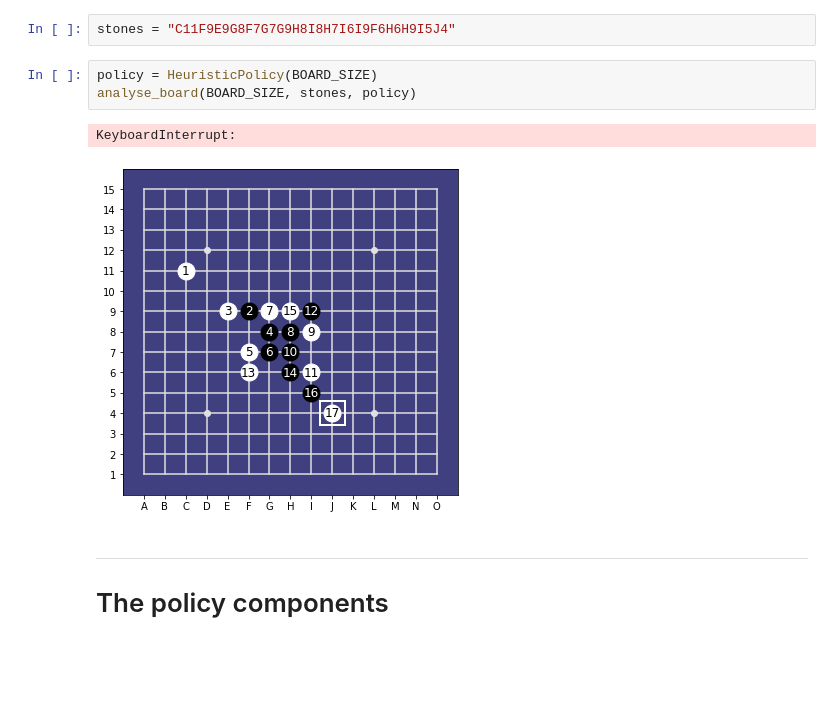
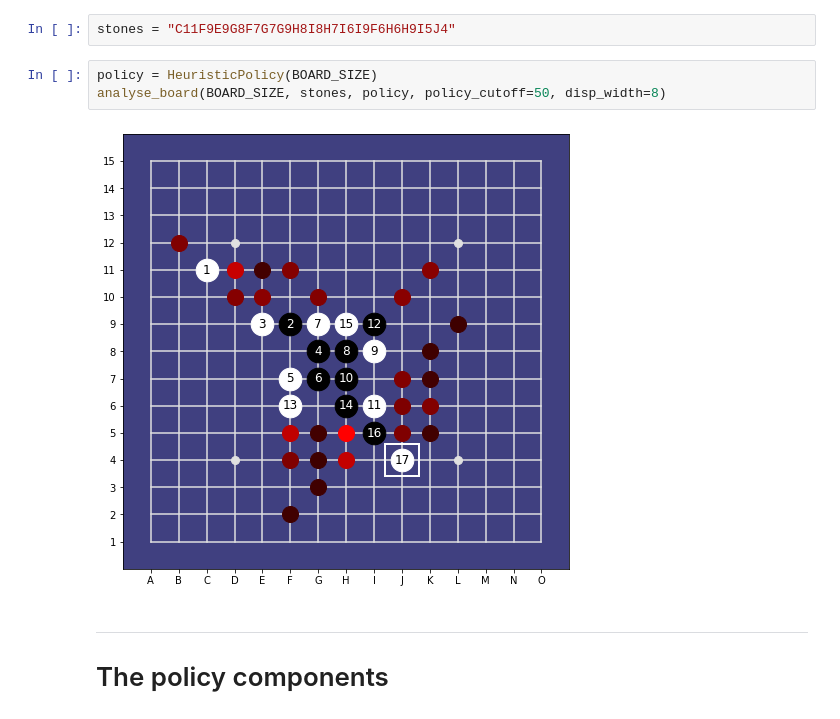
Before and after one commit to Project-Ellie/DeepGomoku, a Jupyter notebook: notebooks/Heuristic_Policy.ipynb, the cells around one changed output. Saved outputs shown, nothing was run; the diff lists cells and outputs as text; blank space fills up the shorter version.

```diff
--- a/notebooks/Heuristic_Policy.ipynb
+++ b/notebooks/Heuristic_Policy.ipynb
@@ -18,10 +18,9 @@ BOARD_SIZE = 15
 stones = "C11F9E9G8F7G7G9H8I8H7I6I9F6H6H9I5J4"
 # %%
 policy = HeuristicPolicy(BOARD_SIZE)
-analyse_board(BOARD_SIZE, stones, policy)
+analyse_board(BOARD_SIZE, stones, policy, policy_cutoff=50, disp_width=8)
 # %% [output]
-KeyboardInterrupt:
-[figure, old version]
+[figure, new version]
 # %% [markdown]
 ---
 # The policy components
```
Also changed, not shown: parts of 4 cells of this notebook, 3 other files.
